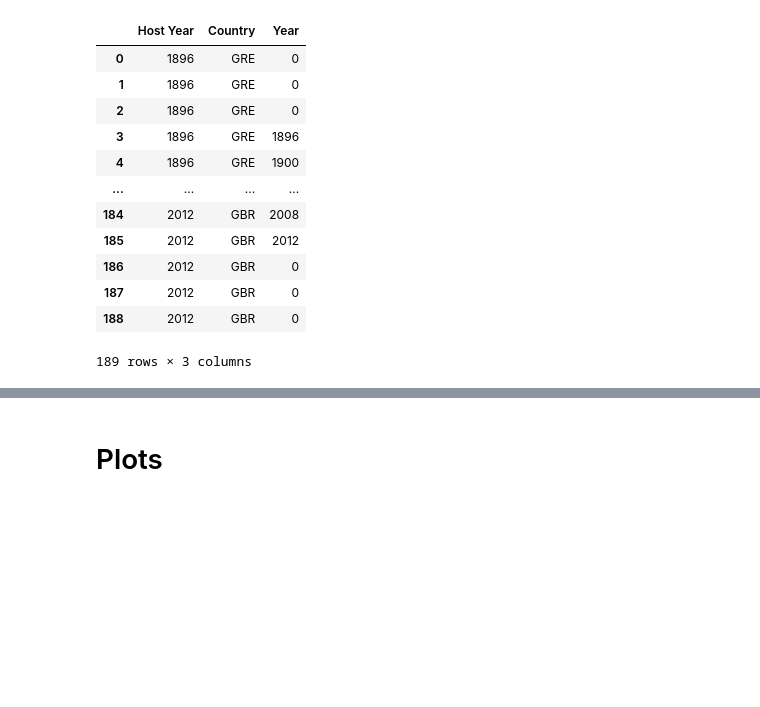
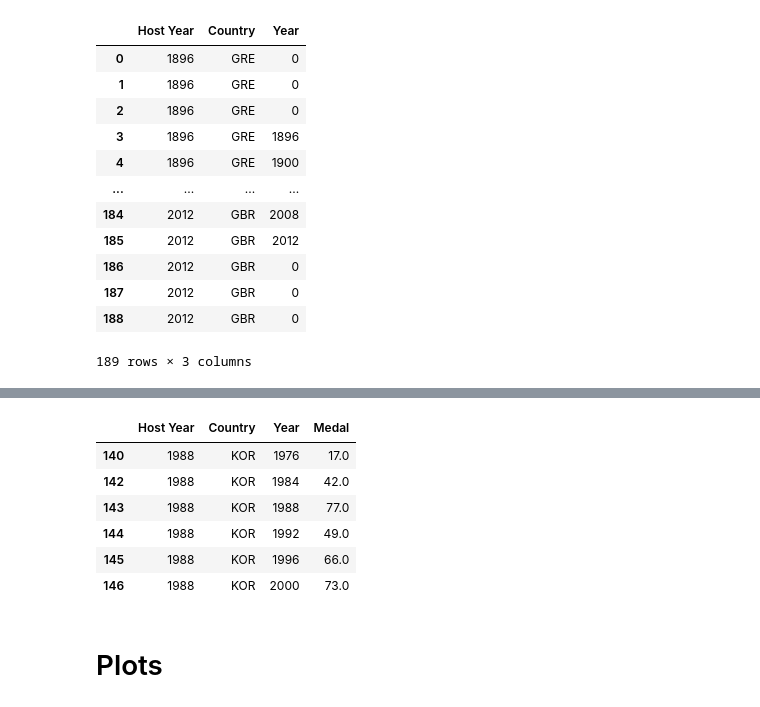
Before and after one commit to TomHOldershaw/Project_1_Team_2, a Jupyter notebook: Notebooks/Q3.ipynb, the cells around one changed output, grey strips where cells are left out. Drawn from its saved outputs; the diff is of its cells as text; code cells hidden in the pictures; blank space fills up the shorter version.

```diff
--- a/Notebooks/Q3.ipynb
+++ b/Notebooks/Q3.ipynb
@@ -151,3 +151,13 @@ host_medals
+# %%
+host_medals.loc[host_medals["Host Year"] == 1988]
+# %% [output]
+|  | Host Year | Country | Year | Medal |
+| 140 | 1988 | KOR | 1976 | 17.0 |
+| 142 | 1988 | KOR | 1984 | 42.0 |
+| 143 | 1988 | KOR | 1988 | 77.0 |
+| 144 | 1988 | KOR | 1992 | 49.0 |
+| 145 | 1988 | KOR | 1996 | 66.0 |
+| 146 | 1988 | KOR | 2000 | 73.0 |
 # %% [markdown]
 # Plots
 # %%
```
Also changed, not shown: parts of 3 cells of this notebook, 1 other file.
